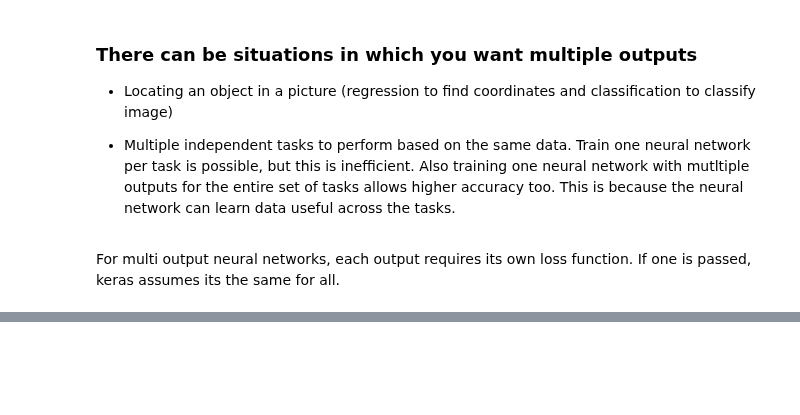
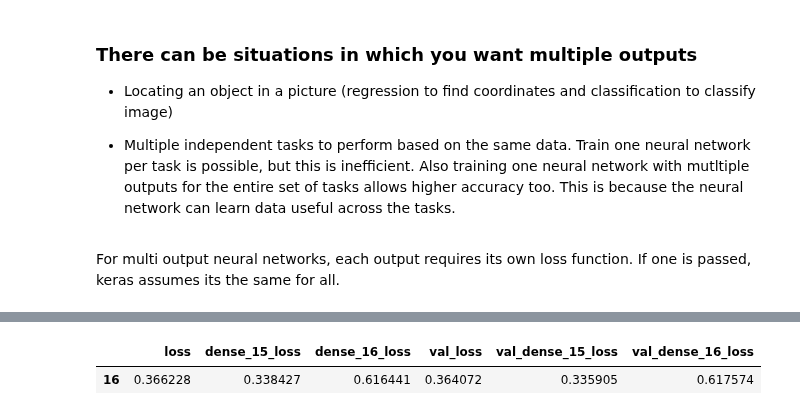
Before and after one commit to Pasindu19970808/Hands-on-Machine-Learning-Textbook-Exercises, a Jupyter notebook: DeepLearning_1/test_tensorflow.ipynb, the cells around one changed output, grey strips where cells are left out. Cells and saved outputs as stored; diff of their text form; code cells hidden in the pictures; blank space fills up the shorter version.

```diff
--- a/DeepLearning_1/test_tensorflow.ipynb
+++ b/DeepLearning_1/test_tensorflow.ipynb
@@ -447,0 +614,5 @@ model_multi.compile(loss = ['mse','mse'],loss_weights = [0.9,0.1],optimizer = "s
+# %%
+trainingdf.loc[trainingdf["val_loss"] == trainingdf["val_loss"].min()]
+# %% [output]
+|  | loss | dense_15_loss | dense_16_loss | val_loss | val_dense_15_loss | val_dense_16_loss |
+| 16 | 0.366228 | 0.338427 | 0.616441 | 0.364072 | 0.335905 | 0.617574 |
```
Also changed, not shown: parts of 43 cells of this notebook, 2 other files.
